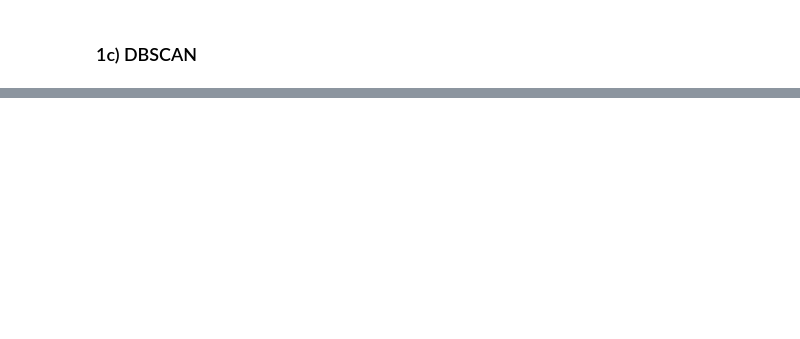
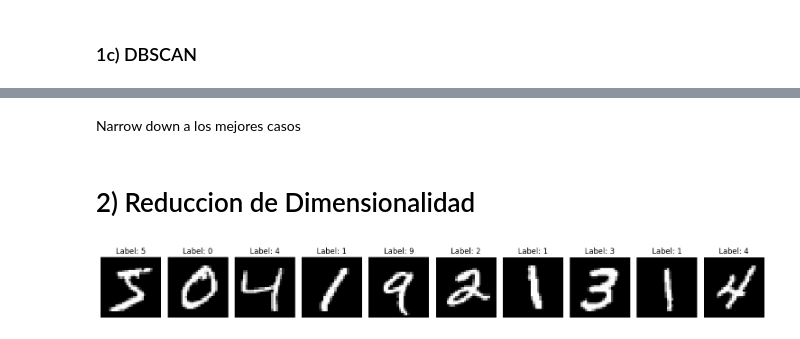
Before and after one commit to manumei/ML-TP4, a Jupyter notebook: Meiriño_Manuel_Notebook.ipynb, the cells around one changed output, grey strips where cells are left out. Saved outputs shown, nothing was run; the diff lists cells and outputs as text; code cells hidden in the pictures; blank space fills up the shorter version.

```diff
--- a/Meiriño_Manuel_Notebook.ipynb
+++ b/Meiriño_Manuel_Notebook.ipynb
@@ -432,0 +487,2 @@ En base a todos estos resultados, puedo determinar que modelando con una Mezcla
+# %% [markdown]
+Narrow down a los mejores casos
@@ -432,0 +494,2 @@ En base a todos estos resultados, puedo determinar que modelando con una Mezcla
+# %% [markdown]
+# 2) Reduccion de Dimensionalidad
@@ -432,0 +499,16 @@ En base a todos estos resultados, puedo determinar que modelando con una Mezcla
+# %%
+# Preview (aunque ya todos conocemos mnist)
+num_samples = 10
+fig, axes = plt.subplots(1, num_samples, figsize=(15, 2))
+
+for i in range(num_samples):
+    img = mnist.iloc[i, 1:].values.reshape(28, 28)
+    label = mnist.iloc[i, 0]
+    axes[i].imshow(img, cmap='gray')
+    axes[i].set_title(f"Label: {label}")
+    axes[i].axis('off')
+
+plt.tight_layout()
+plt.show()
+# %% [output]
+[figure, added]
```
Also changed, not shown: parts of 33 cells of this notebook, 3 other files.
